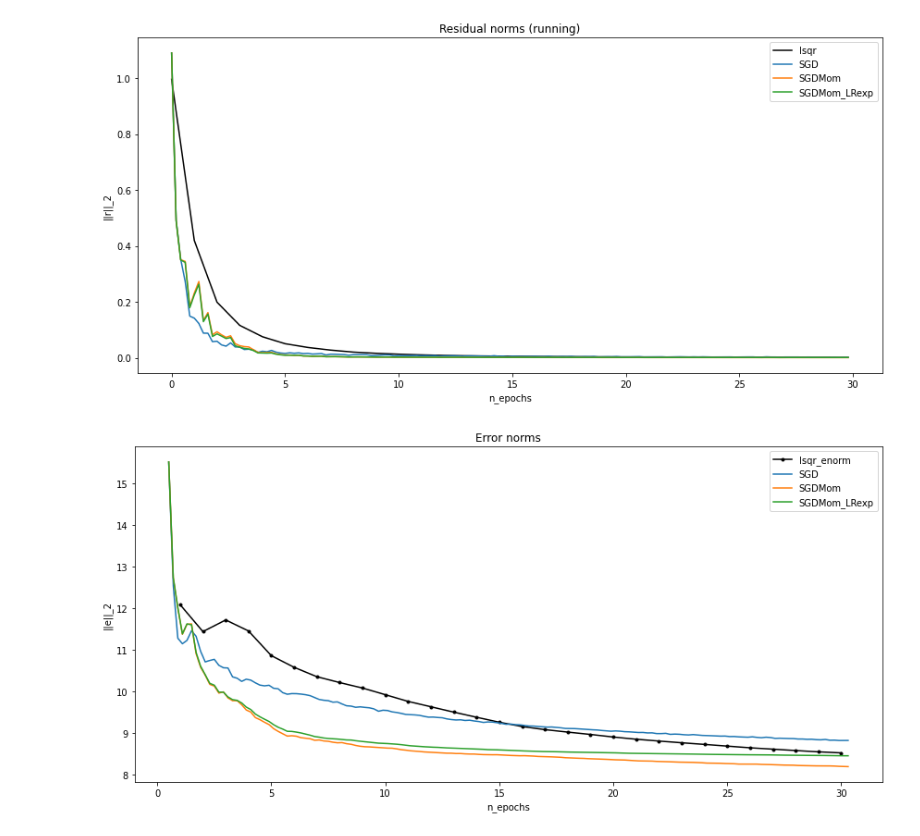
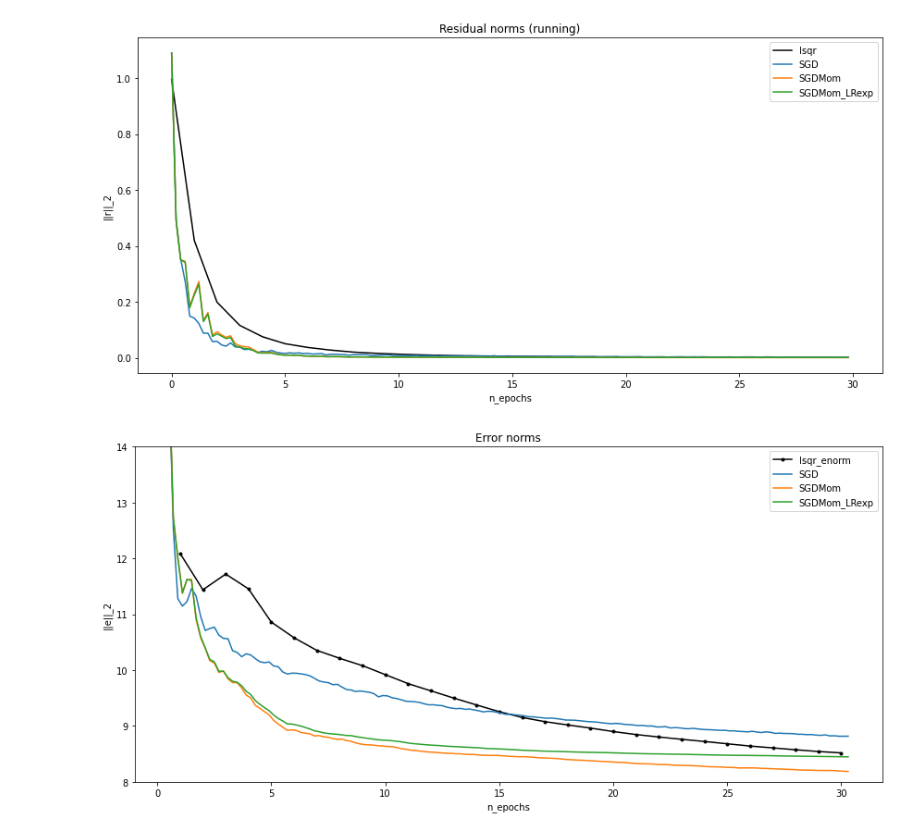
Before and after one commit to DIG-Kaust/MDD-StochasticSolvers, a Jupyter notebook: Hyperbolic_MDD_stochasticminibatch_numpy.ipynb, the cells around one changed output. Drawn from its saved outputs; the diff is of its cells as text; code cells hidden in the pictures.

```diff
--- a/Hyperbolic_MDD_stochasticminibatch_numpy.ipynb
+++ b/Hyperbolic_MDD_stochasticminibatch_numpy.ipynb
@@ -310,12 +297,13 @@ plt.tight_layout()
 # %%
 fig = plt.figure(figsize= (12,6))
 plt.plot(np.arange(nepochs)+1, lsqr_enorm[:nepochs], '.-k', label = "lsqr_enorm")
 for enorm in ['SGD', 'SGDMom', 'SGDMom_LRexp']:
     plt.plot(np.arange(len(enormdict[enorm]))/no_of_batches + 0.5, enormdict[enorm], label=enorm)
 plt.ylabel('||e||_2')
 plt.xlabel('n_epochs')
 plt.title('Error norms')
 plt.legend()
+plt.ylim(8, 14)
 plt.tight_layout()
 # %% [output]
-[figure, old version]
+[figure, new version]
```
Also changed, not shown: parts of 8 cells of this notebook, 2 other files.
